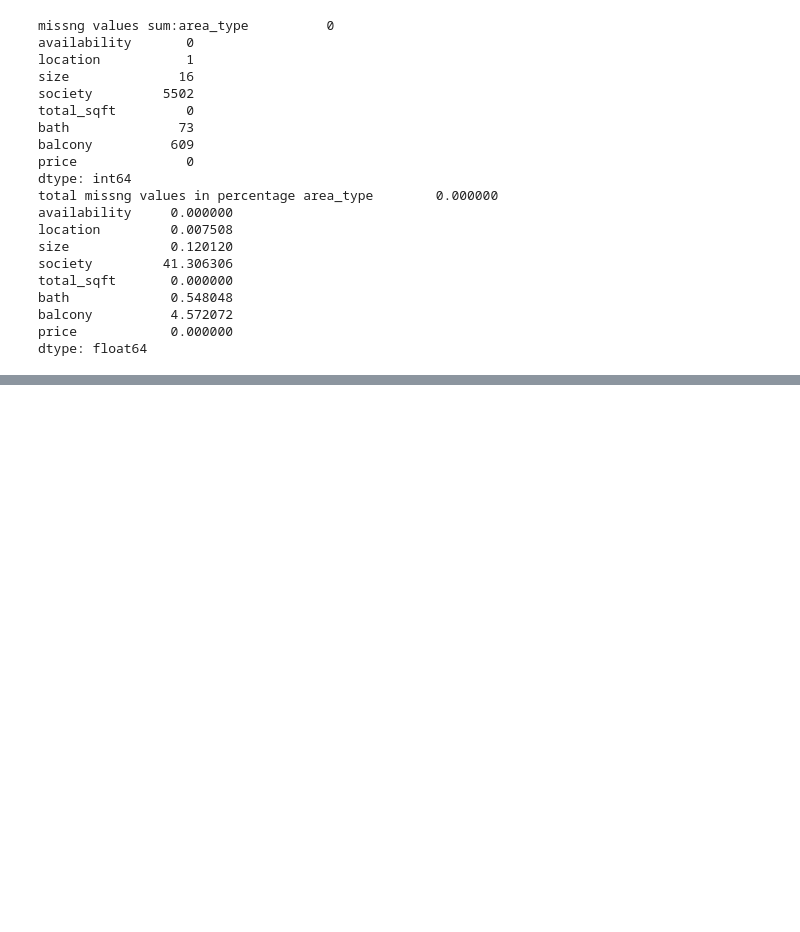
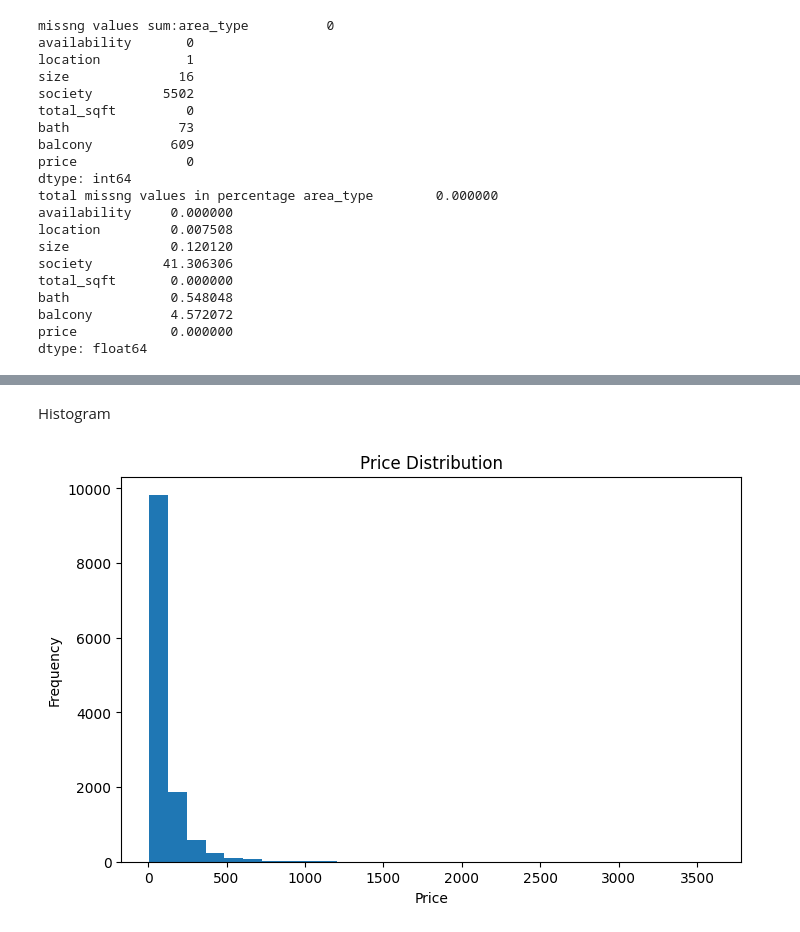
Before and after one commit to Navadeep-06/AI-ML-Capstone-project, a Jupyter notebook: Part-1/data_prep_eda.ipynb, the cells around one changed output, grey strips where cells are left out. Cells and saved outputs as stored; diff of their text form; code cells hidden in the pictures; blank space fills up the shorter version.

```diff
--- a/Part-1/data_prep_eda.ipynb
+++ b/Part-1/data_prep_eda.ipynb
@@ -64,0 +327,14 @@ KeyError: 0.0
+# %% [markdown]
+Histogram
+# %%
+plt.figure(figsize=(8,5))
+plt.hist(df["price"], bins=30)
+
+plt.title("Price Distribution")
+plt.xlabel("Price")
+plt.ylabel("Frequency")
+
+plt.savefig("Plots/histogram.png")
+plt.show()
+# %% [output]
+[figure, added]
```
Also changed, not shown: parts of 46 cells of this notebook, 3 other files.
